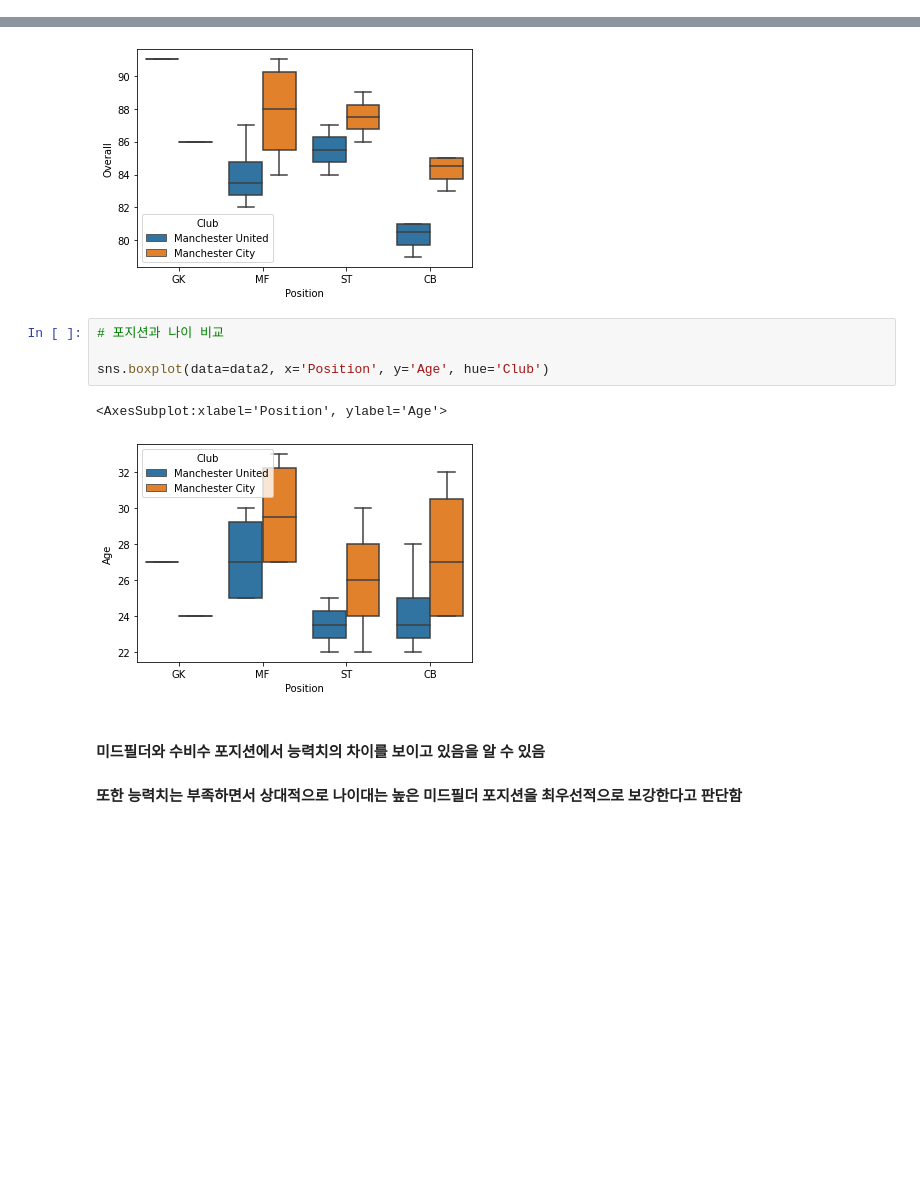
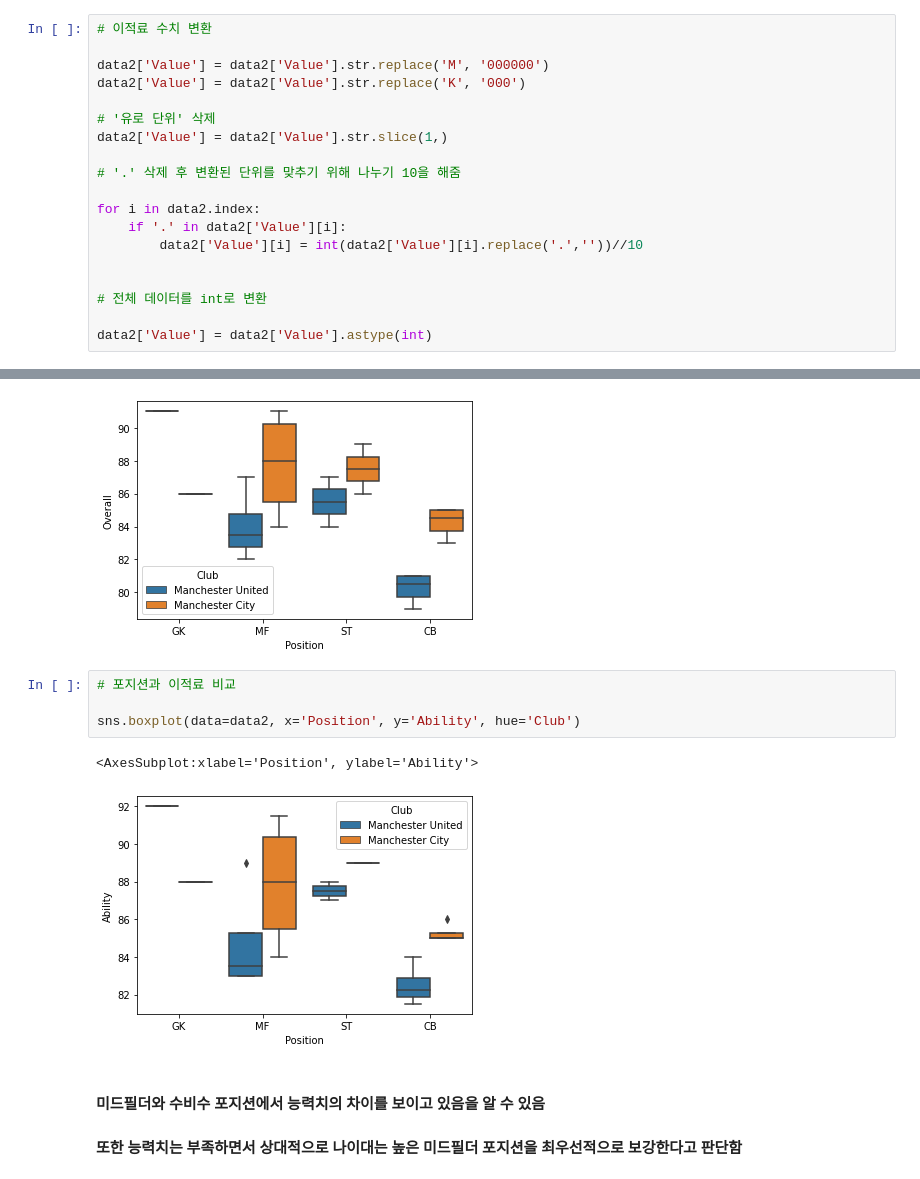
Before and after one commit to kas8353/Manchester-United, a Jupyter notebook: Manchester United.ipynb, the cells around one changed output, grey strips where cells are left out. Saved outputs shown, nothing was run; the diff lists cells and outputs as text; blank space fills up the shorter version.

```diff
--- a/Manchester United.ipynb
+++ b/Manchester United.ipynb
@@ -565,0 +603,19 @@ data2.head()
+# %%
+# 이적료 수치 변환
+
+data2['Value'] = data2['Value'].str.replace('M', '000000')
+data2['Value'] = data2['Value'].str.replace('K', '000')
+
+# '유로 단위' 삭제
+data2['Value'] = data2['Value'].str.slice(1,)
+
+# '.' 삭제 후 변환된 단위를 맞추기 위해 나누기 10을 해줌
+
+for i in data2.index:
+    if '.' in data2['Value'][i]:
+        data2['Value'][i] = int(data2['Value'][i].replace('.',''))//10
+
+
+# 전체 데이터를 int로 변환
+
+data2['Value'] = data2['Value'].astype(int)
@@ -578,12 +639,12 @@ sns.boxplot(data=data2, x='Position', y='Overall', hue='Club')
 <AxesSubplot:xlabel='Position', ylabel='Overall'>
 [figure]
 # %%
-# 포지션과 나이 비교
+# 포지션과 이적료 비교
 
-sns.boxplot(data=data2, x='Position', y='Age', hue='Club')
+sns.boxplot(data=data2, x='Position', y='Ability', hue='Club')
 # %% [output]
-<AxesSubplot:xlabel='Position', ylabel='Age'>
+<AxesSubplot:xlabel='Position', ylabel='Ability'>
-[figure, old version]
+[figure, new version]
 # %% [markdown]
 #### 미드필더와 수비수 포지션에서 능력치의 차이를 보이고 있음을 알 수 있음
 #### 또한 능력치는 부족하면서 상대적으로 나이대는 높은 미드필더 포지션을 최우선적으로 보강한다고 판단함
```
Also changed, not shown: parts of 6 cells of this notebook.
